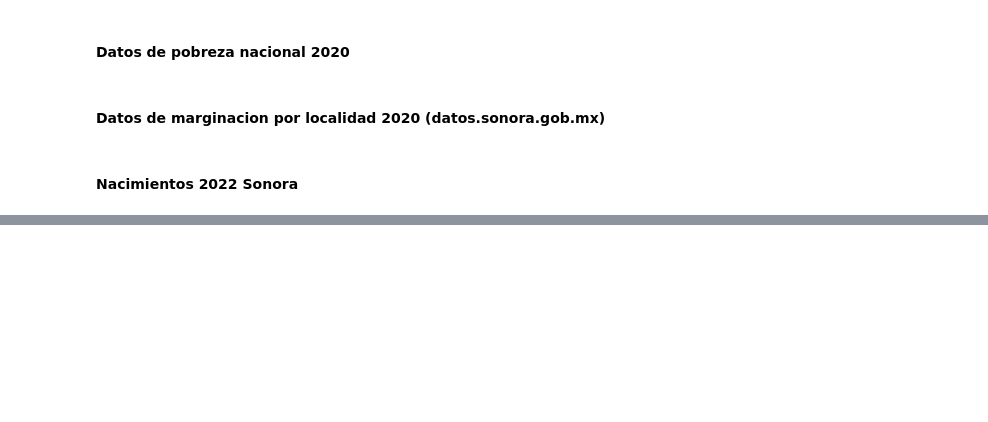
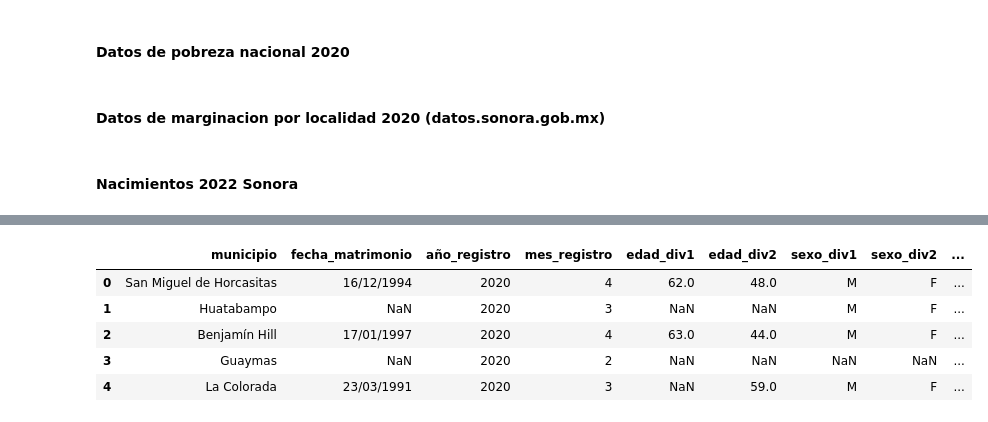
Before and after one commit to JesusF10/Hackaton-LCC-2025, a Jupyter notebook: notas.ipynb, the cells around one changed output, grey strips where cells are left out. Drawn from its saved outputs; the diff is of its cells as text; code cells hidden in the pictures; blank space fills up the shorter version.

```diff
--- a/notas.ipynb
+++ b/notas.ipynb
@@ -41,3 +41,11 @@ convert_xlsx_to_csv('./data/raw/indice-de-marginacion-localidades-2020.xlsx', '.
 #### Nacimientos 2022 Sonora
 # %%
 convert_xlsx_to_csv('./data/raw/202209281437030-file.xlsx', './data/nacimientos_sonora_2022.csv')
+# %%
+def divorcios_del(fecha):
+    df = pd.read_csv(f'./data/divorcios/divorcios_{fecha}.csv')
+    return df
+
+def matrimonios_del(fecha):
+    df = pd.read_csv(f'./data/matrimonios/matrimonios_{fecha}.csv')
+    return df
@@ -43,0 +74,12 @@ convert_xlsx_to_csv('./data/raw/202209281437030-file.xlsx', './data/nacimientos_
+# %%
+divorcios_2020 = divorcios_del(2020)
+
+divorcios_2020["municipio"] = divorcios_2020["municipio"].map(codigos_municipios["Municipio"])
+divorcios_2020.head()
+# %% [output]
+|  | municipio | fecha_matrimonio | año_registro | mes_registro | edad_div1 | edad_div2 | sexo_div1 | sexo_div2 | ... |
+| 0 | San Miguel de Horcasitas | 16/12/1994 | 2020 | 4 | 62.0 | 48.0 | M | F | ... |
+| 1 | Huatabampo | NaN | 2020 | 3 | NaN | NaN | M | F | ... |
+| 2 | Benjamín Hill | 17/01/1997 | 2020 | 4 | 63.0 | 44.0 | M | F | ... |
+| 3 | Guaymas | NaN | 2020 | 2 | NaN | NaN | NaN | NaN | ... |
+| 4 | La Colorada | 23/03/1991 | 2020 | 3 | NaN | 59.0 | M | F | ... |
```
Also changed, not shown: parts of 10 cells of this notebook, 1 other file.
